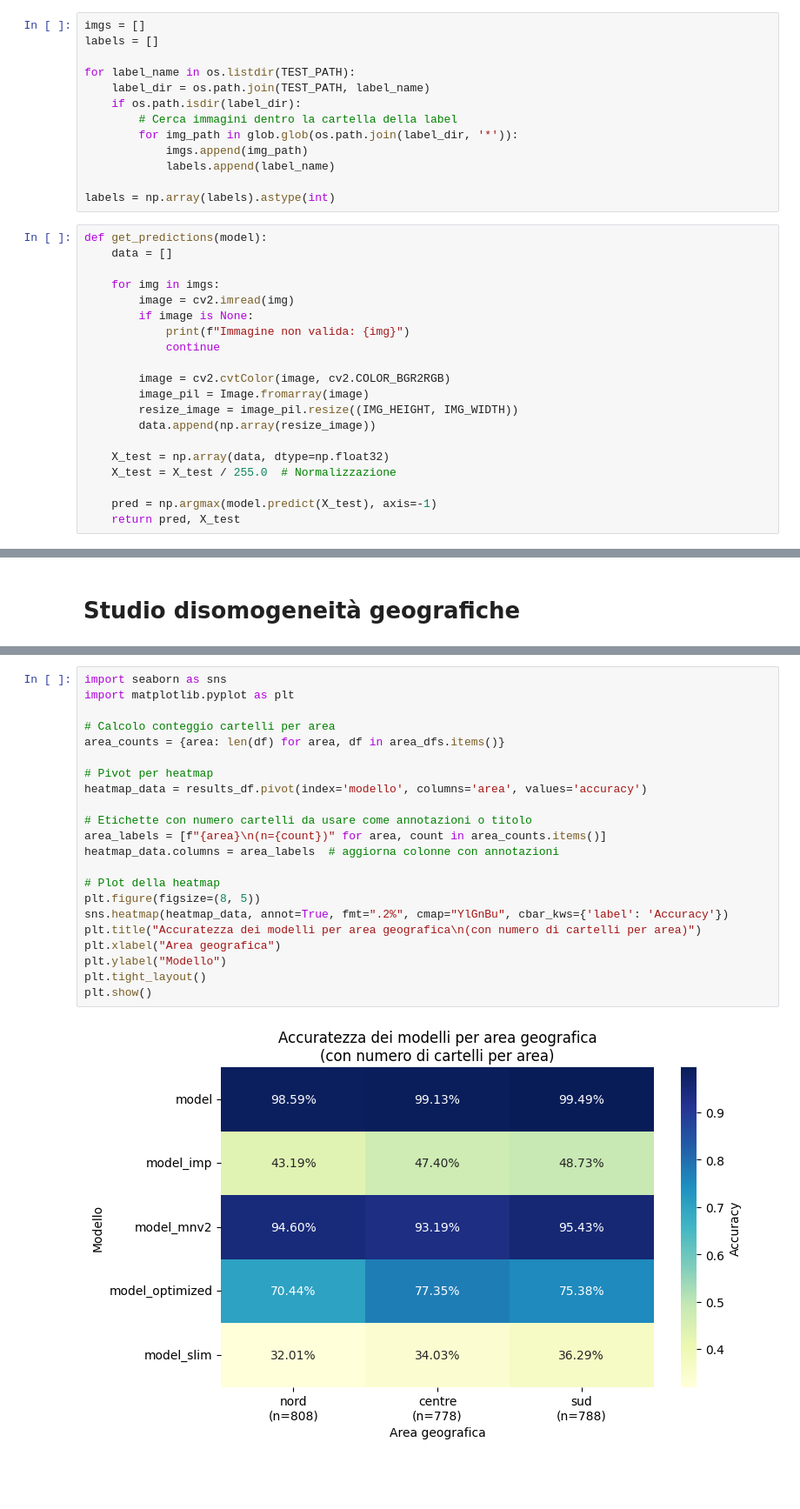
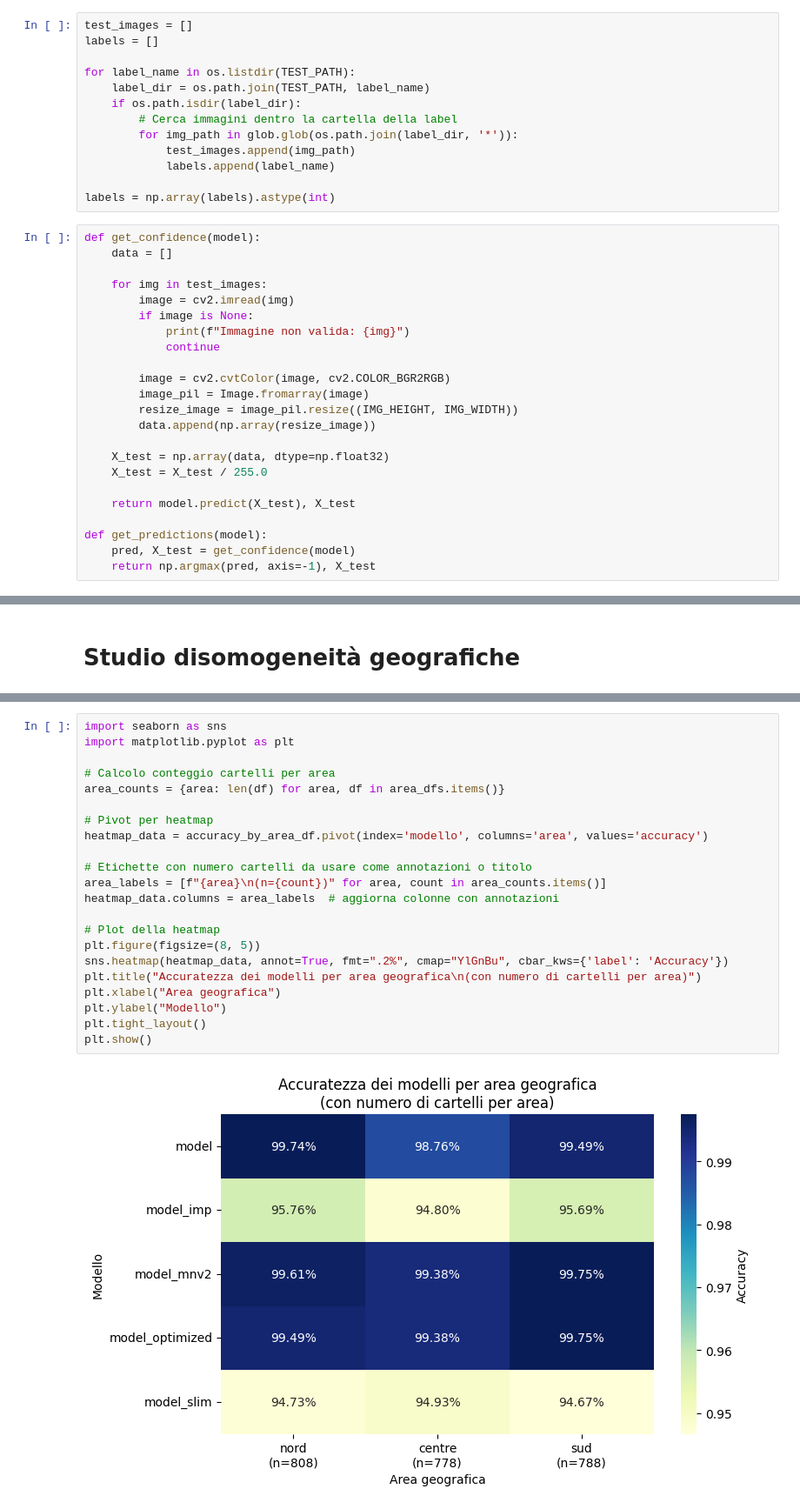
Before and after one commit to ares-17/ItalianSignNet, a Jupyter notebook: src/models/notebook.ipynb, the cells around one changed output, grey strips where cells are left out. Shown at 87% size. Drawn from its saved outputs; the diff is of its cells as text; blank space fills up the shorter version.

Commit message:
aggiunta sezione di analisi per un singolo modello nel notebook, da migliorare per supportare una famiglia di modelli

```diff
--- a/src/models/notebook.ipynb
+++ b/src/models/notebook.ipynb
@@ -690,7 +686,7 @@ plt.show()
 # %% [markdown]
 ## Loading the test data and running the predictions
 # %%
-imgs = []
+test_images = []
 labels = []
 
 for label_name in os.listdir(TEST_PATH):
@@ -698,15 +694,15 @@ for label_name in os.listdir(TEST_PATH):
     if os.path.isdir(label_dir):
         # Cerca immagini dentro la cartella della label
         for img_path in glob.glob(os.path.join(label_dir, '*')):
-            imgs.append(img_path)
+            test_images.append(img_path)
             labels.append(label_name)
 
 labels = np.array(labels).astype(int)
 # %%
-def get_predictions(model):
+def get_confidence(model):
     data = []
 
-    for img in imgs:
+    for img in test_images:
         image = cv2.imread(img)
         if image is None:
             print(f"Immagine non valida: {img}")
@@ -718,10 +714,13 @@ def get_predictions(model):
         data.append(np.array(resize_image))
 
     X_test = np.array(data, dtype=np.float32)
-    X_test = X_test / 255.0  # Normalizzazione
+    X_test = X_test / 255.0
 
-    pred = np.argmax(model.predict(X_test), axis=-1)
-    return pred, X_test
+    return model.predict(X_test), X_test
+
+def get_predictions(model):
+    pred, X_test = get_confidence(model)
+    return np.argmax(pred, axis=-1), X_test
 # %% [markdown]
 ## Classification report
 # %%
@@ -1077,24 +1094,24 @@ results_df.pivot(index='modello', columns='area', values='accuracy')
 # %%
 import seaborn as sns
 import matplotlib.pyplot as plt
 
 # Calcolo conteggio cartelli per area
 area_counts = {area: len(df) for area, df in area_dfs.items()}
 
 # Pivot per heatmap
-heatmap_data = results_df.pivot(index='modello', columns='area', values='accuracy')
+heatmap_data = accuracy_by_area_df.pivot(index='modello', columns='area', values='accuracy')
 
 # Etichette con numero cartelli da usare come annotazioni o titolo
 area_labels = [f"{area}\n(n={count})" for area, count in area_counts.items()]
 heatmap_data.columns = area_labels  # aggiorna colonne con annotazioni
 
 # Plot della heatmap
 plt.figure(figsize=(8, 5))
 sns.heatmap(heatmap_data, annot=True, fmt=".2%", cmap="YlGnBu", cbar_kws={'label': 'Accuracy'})
 plt.title("Accuratezza dei modelli per area geografica\n(con numero di cartelli per area)")
 plt.xlabel("Area geografica")
 plt.ylabel("Modello")
 plt.tight_layout()
 plt.show()
 # %% [output]
-[figure, old version]
+[figure, new version]
```
Also changed, not shown: parts of 17 cells of this notebook.
